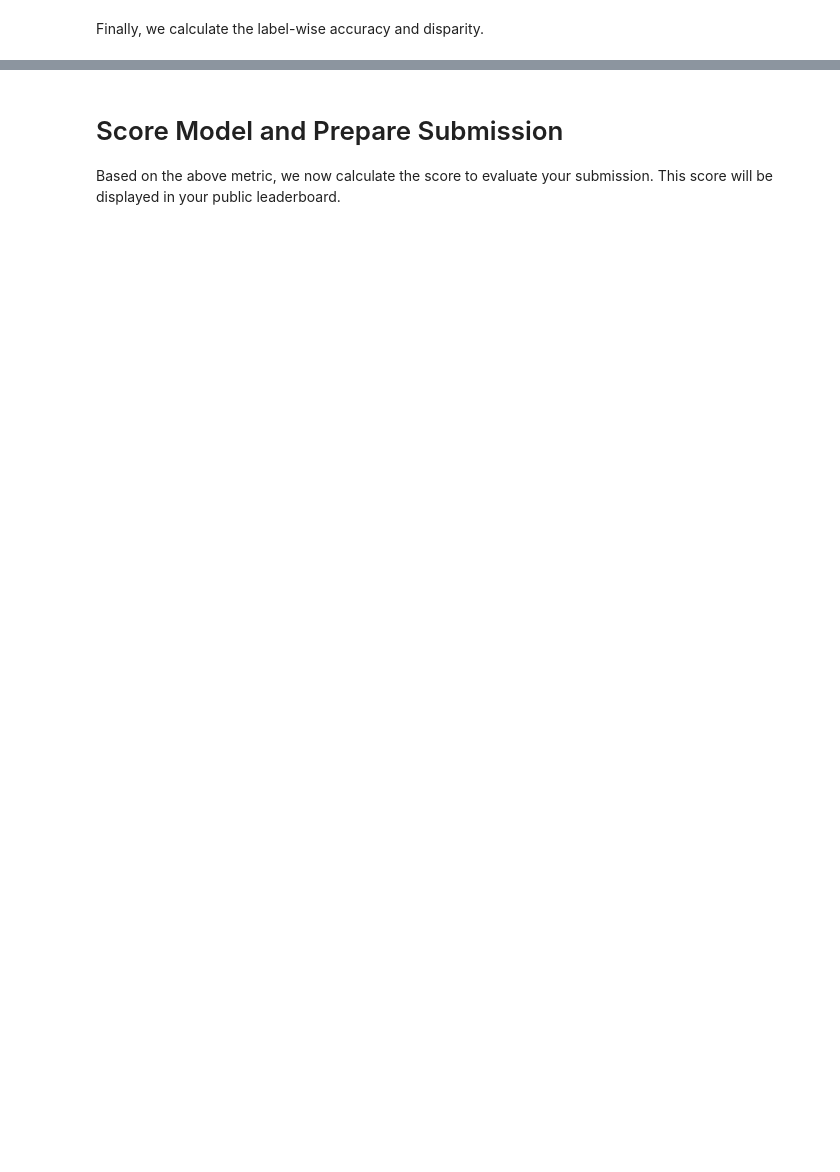
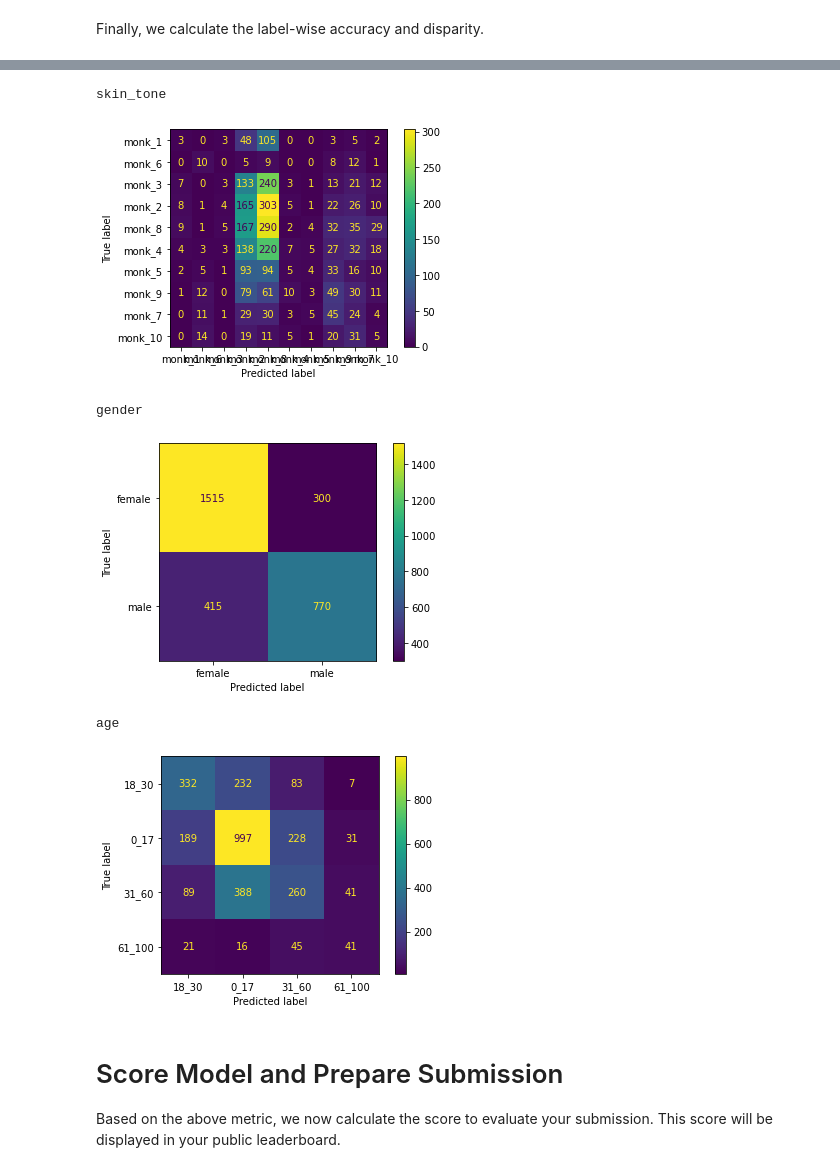
Before and after one commit to am-bean/face_recognition_bounty, a Jupyter notebook: quickstart_amb.ipynb, the cells around one changed output, grey strips where cells are left out. Saved outputs shown, nothing was run; the diff lists cells and outputs as text; code cells hidden in the pictures; blank space fills up the shorter version.

```diff
--- a/quickstart_amb.ipynb
+++ b/quickstart_amb.ipynb
@@ -111,0 +147,4 @@ all_imgs[1234] # print a test image
+# %%
+labels = pd.read_csv('./train/labels.csv')
+labels = labels[labels["real_face"] == 1].dropna()
+aug_df = upsample_imgs(labels, sample_cols=cat, seq=newseq, read_dir='./train', write_dir='./augmented_train')
@@ -111,0 +212,9 @@ all_imgs[1234] # print a test image
+# %%
+Y = [[],[],[]]
+X = [[],[],[]]
+
+for i in range(len(cat)):
+    Y[i] = np.concatenate([base_Y[i], aug_Y[i]])
+    X[i] = np.concatenate([base_X[i], aug_X[i]])
+
+nn = base_nn+np.array(aug_nn)
@@ -176,12 +345,13 @@ def initializeModel():
     model.add(K.layers.BatchNormalization())
     return model
 
-nntrain = int(0.7*nn)
-np.random.seed(42)
-indices = np.random.permutation(nn)
-train_idx, test_idx = indices[:nntrain], indices[nntrain:]
-mymodel = PredictionModel(X=X, Y=Y, idx=[train_idx,test_idx])
+nntrain = [[],[],[]]
+indices = [[],[],[]]
+train_idx = [[],[],[]]
+test_idx = [[],[],[]]
 
-# train model
 for i in range(3):
-    mymodel.fit(index=i, model=initializeModel(), epochs=5, save=True, save_location=SAVEPATH)
+    nntrain[i] = int(0.7*nn[i])
+    np.random.seed(42)
+    indices = np.random.permutation(nn[i])
+    train_idx[i], test_idx[i] = indices[:nntrain[i]], indices[nntrain[i]:]
@@ -205,0 +360,4 @@ saving model at ./models/model_age.h5
+# %%
+# train model
+for i in range(3):
+    mymodel.fit(index=i, model=initializeModel(), epochs=5, save=True, save_location='./models/balanced/')
@@ -278,3 +465,18 @@ results
+# %%
+import matplotlib.pyplot as plt
+
+for i in range(3):
+    labels = df[df[cat[i]].notna()][cat[i]].unique()
+    print(cat[i])
+    ConfusionMatrixDisplay(confusion_matrix(df_test[cat[i]], predLabels[i]),display_labels=labels).plot()
+    plt.show()
+# %% [output]
+skin_tone
+[figure, added]
+gender
+[figure, added]
+age
+[figure, added]
 # %% [markdown]
 # Score Model and Prepare Submission
 
```
Also changed, not shown: parts of 34 cells of this notebook, 2 other files.
